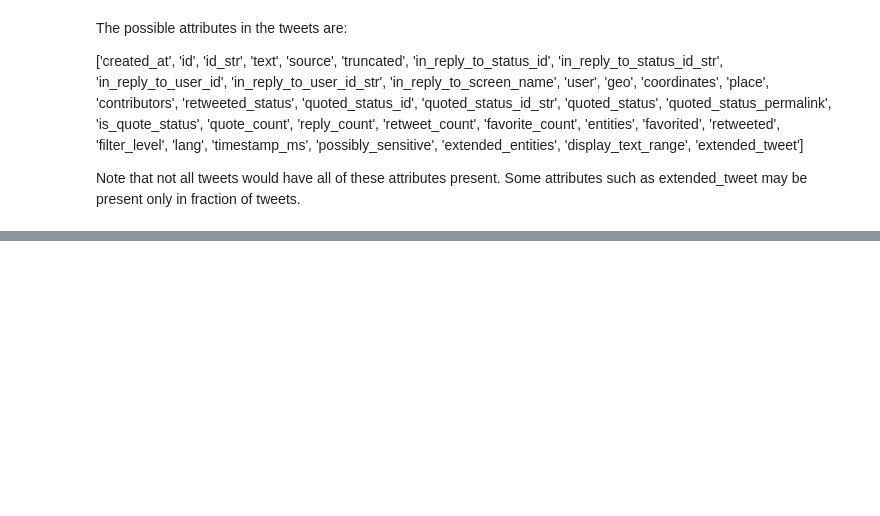
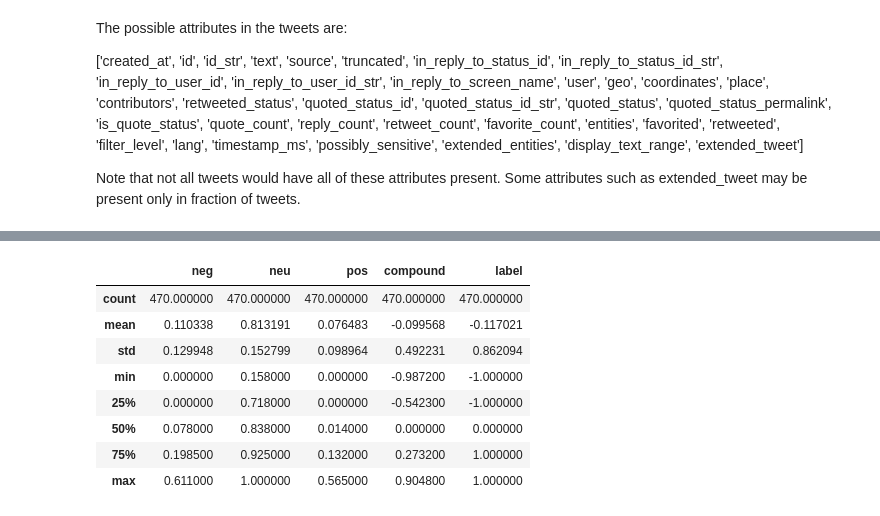
Before and after one commit to gupta-pulkit/buzzword-analysis, a Jupyter notebook: data_analysis.ipynb, the cells around one changed output, grey strips where cells are left out. Saved outputs shown, nothing was run; the diff lists cells and outputs as text; code cells hidden in the pictures; blank space fills up the shorter version.

Commit message:
Added Vader Sentiment Analysis

```diff
--- a/data_analysis.ipynb
+++ b/data_analysis.ipynb
@@ -117,0 +78,4 @@ memory usage: 254.0+ KB
+# %%
+sentiment_analyser = SentimentIntensityAnalyzer()
+# %%
+sentences = list(df['text']) #Get the list of tweets
@@ -117,0 +93,17 @@ memory usage: 254.0+ KB
+# %%
+data = []
+for sentence in sentences:
+    row = {'text': sentence}
+    sentiment = sentiment_analyser.polarity_scores(sentence)
+    sentiment['compound'] = sentiment['compound']
+    if sentiment['compound'] >= 0.05:
+        sentiment['label'] = 1
+    elif sentiment['compound'] <= -0.05:
+        sentiment['label'] = -1
+    else:
+        sentiment['label'] = 0
+
+    row.update(sentiment)
+    data.append(row)
+# %%
+df_final = pd.DataFrame(data)
@@ -117,0 +119,12 @@ memory usage: 254.0+ KB
+# %%
+df_final.describe()
+# %% [output]
+|  | neg | neu | pos | compound | label |
+| count | 470.000000 | 470.000000 | 470.000000 | 470.000000 | 470.000000 |
+| mean | 0.110338 | 0.813191 | 0.076483 | -0.099568 | -0.117021 |
+| std | 0.129948 | 0.152799 | 0.098964 | 0.492231 | 0.862094 |
+| min | 0.000000 | 0.158000 | 0.000000 | -0.987200 | -1.000000 |
+| 25% | 0.000000 | 0.718000 | 0.000000 | -0.542300 | -1.000000 |
+| 50% | 0.078000 | 0.838000 | 0.014000 | 0.000000 | 0.000000 |
+| 75% | 0.198500 | 0.925000 | 0.132000 | 0.273200 | 1.000000 |
+| max | 0.611000 | 1.000000 | 0.565000 | 0.904800 | 1.000000 |
```
Also changed, not shown: parts of 10 cells of this notebook, 1 other file.
